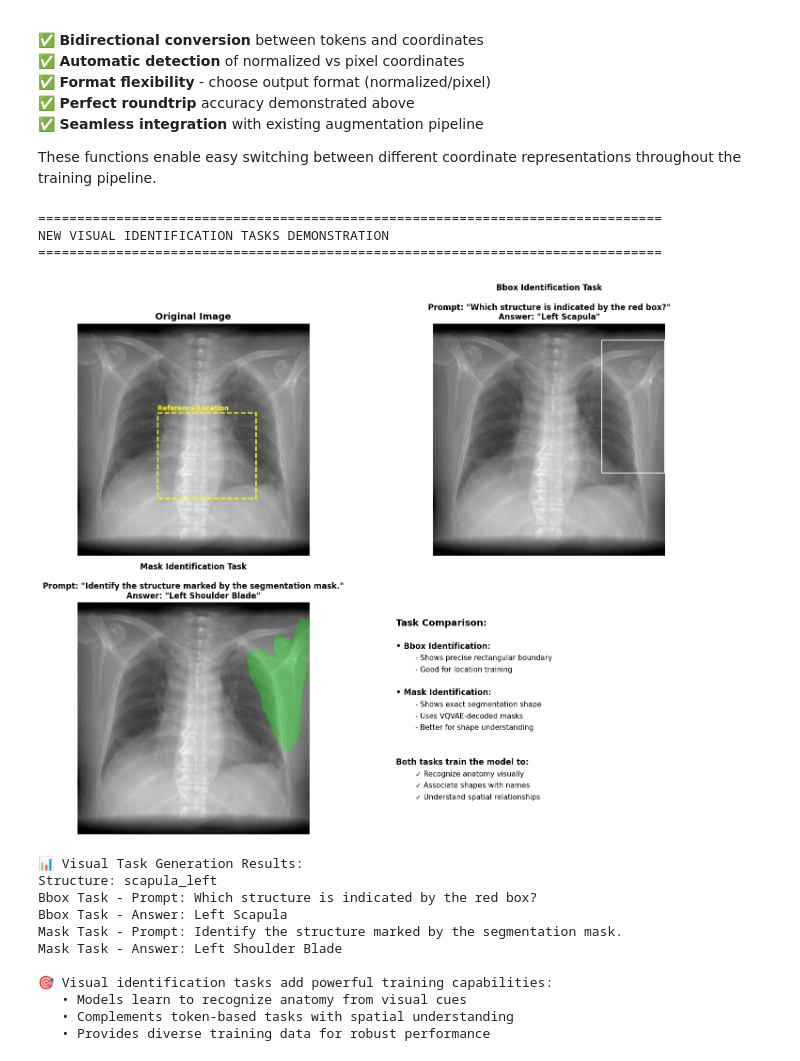
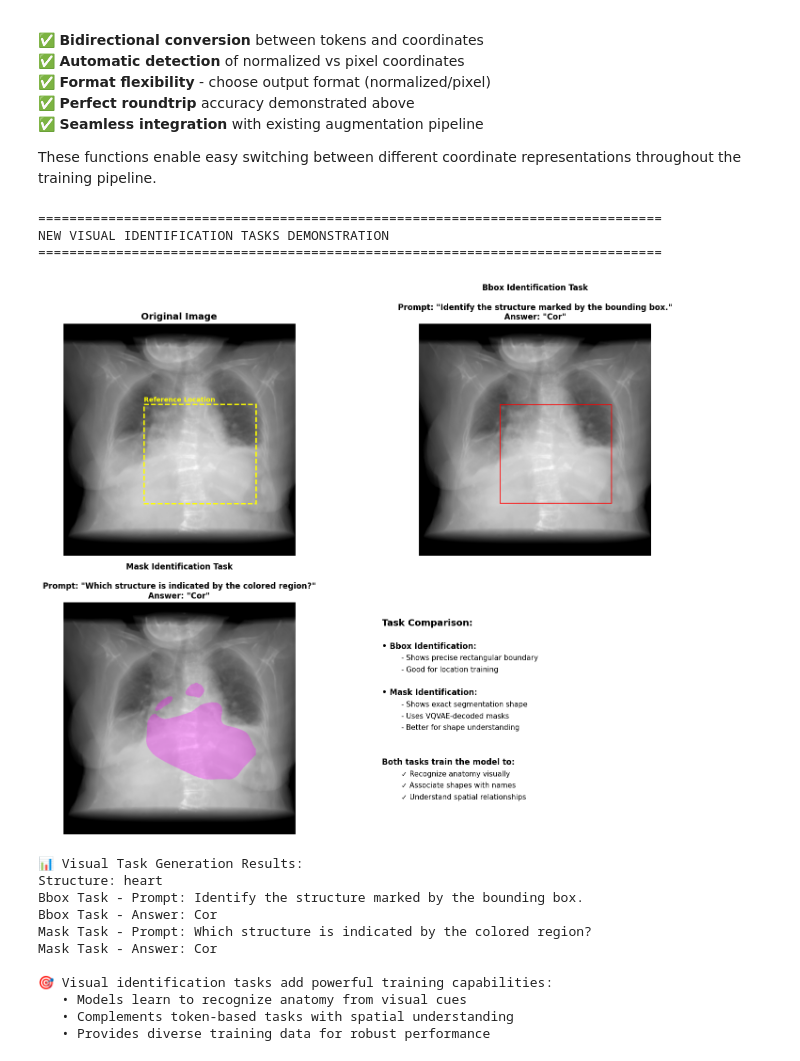
Before and after one commit to sergiosgatidis/CheXanatomy, a Jupyter notebook: examples/image_augmentation_demo.ipynb, the cells around one changed output. Cells and saved outputs as stored; diff of their text form; code cells hidden in the pictures.

```diff
--- a/examples/image_augmentation_demo.ipynb
+++ b/examples/image_augmentation_demo.ipynb
@@ -16,7 +16,7 @@ print("✅ Libraries imported successfully")
 ✅ Libraries imported successfully
 # %%
 # Load the NPZ file
-npz_path = '../test_npz/train_1.npz'
+npz_path = '/mnt/SSD2/CT-RATE/processed/CT_RATE_training_data/train_662_a_2_PA.npz'
 
 if not os.path.exists(npz_path):
     print(f"❌ NPZ file not found at {npz_path}")
@@ -625,10 +625,16 @@ These functions enable easy switching between different coordinate representatio
 # %%
 # Test the new visual identification tasks with overlays
 import importlib
+import sys
+
+# Clear any cached imports and reload modules
+if 'paligemma_generator' in sys.modules:
+    del sys.modules['paligemma_generator']
+if 'anatomy' in sys.modules:
+    importlib.reload(sys.modules['anatomy'])
 
 # Import the paligemma generator
 from paligemma_generator import PaligemmaSampleGenerator
-importlib.reload(sys.modules['paligemma_generator'])
 
 print("=" * 80)
 print("NEW VISUAL IDENTIFICATION TASKS DEMONSTRATION")
@@ -638,7 +644,7 @@ print("=" * 80)
 generator = PaligemmaSampleGenerator(npz_path, enable_augmentation=False)
 
 # Test structure
-test_structure = 'scapula_left'
+test_structure = 'heart'
 
 # Generate bbox identification sample
 bbox_sample = generator.generate_sample('bbox_identification', test_structure)
@@ -684,40 +690,40 @@ if bbox_sample and mask_sample:
     axes[1, 1].text(0.15, 0.5, '- Uses VQVAE-decoded masks', fontsize=11, transform=axes[1, 1].transAxes)
     axes[1, 1].text(0.15, 0.45, '- Better for shape understanding', fontsize=11, transform=axes[1, 1].transAxes)
 
     axes[1, 1].text(0.1, 0.3, 'Both tasks train the model to:', fontsize=12, fontweight='bold', transform=axes[1, 1].transAxes)
     axes[1, 1].text(0.15, 0.25, '✓ Recognize anatomy visually', fontsize=11, transform=axes[1, 1].transAxes)
     axes[1, 1].text(0.15, 0.2, '✓ Associate shapes with names', fontsize=11, transform=axes[1, 1].transAxes)
     axes[1, 1].text(0.15, 0.15, '✓ Understand spatial relationships', fontsize=11, transform=axes[1, 1].transAxes)
 
     plt.tight_layout()
     plt.show()
 
     print(f"\n📊 Visual Task Generation Results:")
     print(f"Structure: {test_structure}")
     print(f"Bbox Task - Prompt: {bbox_sample.prefix}")
     print(f"Bbox Task - Answer: {bbox_sample.suffix}")
     print(f"Mask Task - Prompt: {mask_sample.prefix}")
     print(f"Mask Task - Answer: {mask_sample.suffix}")
 
 else:
     print("❌ Could not generate visual identification samples")
 
 print("\n🎯 Visual identification tasks add powerful training capabilities:")
 
 print("   • Models learn to recognize anatomy from visual cues")
 print("   • Complements token-based tasks with spatial understanding")
 print("   • Provides diverse training data for robust performance")
 # %% [output]
 ================================================================================
 NEW VISUAL IDENTIFICATION TASKS DEMONSTRATION
 ================================================================================
-[figure, old version]
+[figure, new version]
 📊 Visual Task Generation Results:
-Structure: scapula_left
-Bbox Task - Prompt: Which structure is indicated by the red box?
-Bbox Task - Answer: Left Scapula
-Mask Task - Prompt: Identify the structure marked by the segmentation mask.
-Mask Task - Answer: Left Shoulder Blade
+Structure: heart
+Bbox Task - Prompt: Identify the structure marked by the bounding box.
+Bbox Task - Answer: Cor
+Mask Task - Prompt: Which structure is indicated by the colored region?
+Mask Task - Answer: Cor
 
 🎯 Visual identification tasks add powerful training capabilities:
    • Models learn to recognize anatomy from visual cues
```
Also changed, not shown: parts of 15 cells of this notebook, 6 other files.
